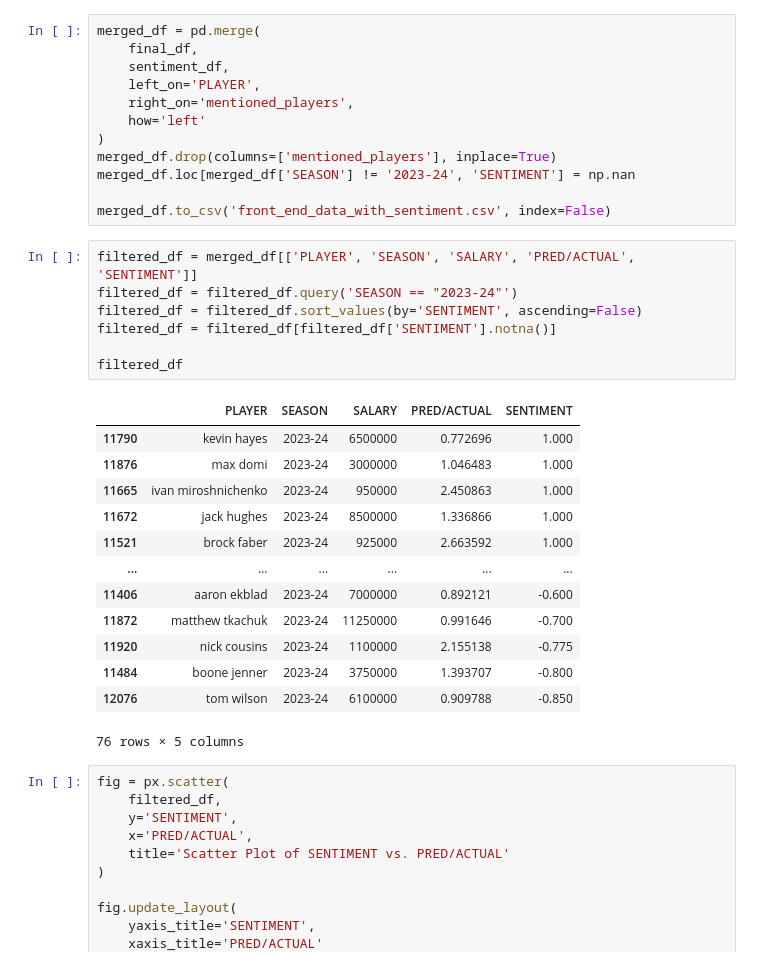
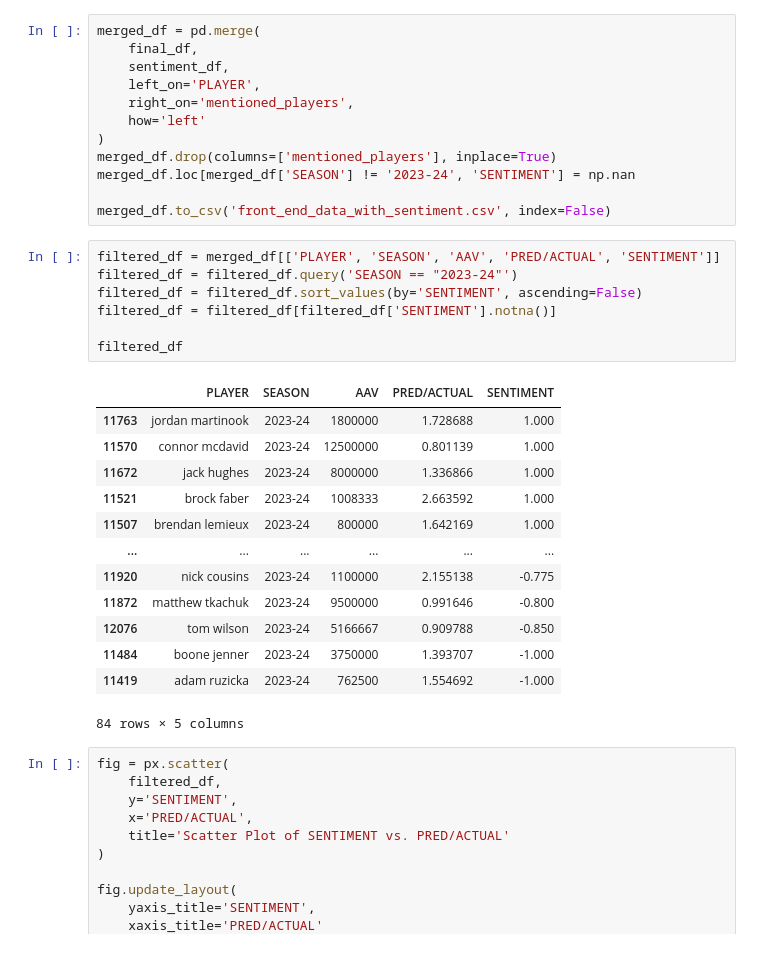
Before and after one commit to MichaelKuby/CMPT733_CapstoneProject_NHLPlayerValue, a Jupyter notebook: Player_Reputation_Analysis/Sentiment_Analysis/merge_sentiment_to_final.ipynb, the cells around one changed output. Drawn from its saved outputs; the diff is of its cells as text.

```diff
--- a/Player_Reputation_Analysis/Sentiment_Analysis/merge_sentiment_to_final.ipynb
+++ b/Player_Reputation_Analysis/Sentiment_Analysis/merge_sentiment_to_final.ipynb
@@ -58,26 +58,26 @@ merged_df.loc[merged_df['SEASON'] != '2023-24', 'SENTIMENT'] = np.nan
 
 merged_df.to_csv('front_end_data_with_sentiment.csv', index=False)
 # %%
-filtered_df = merged_df[['PLAYER', 'SEASON', 'SALARY', 'PRED/ACTUAL', 'SENTIMENT']]
+filtered_df = merged_df[['PLAYER', 'SEASON', 'AAV', 'PRED/ACTUAL', 'SENTIMENT']]
 filtered_df = filtered_df.query('SEASON == "2023-24"')
 filtered_df = filtered_df.sort_values(by='SENTIMENT', ascending=False)
 filtered_df = filtered_df[filtered_df['SENTIMENT'].notna()]
 
 filtered_df
 # %% [output]
-|  | PLAYER | SEASON | SALARY | PRED/ACTUAL | SENTIMENT |
-| 11790 | kevin hayes | 2023-24 | 6500000 | 0.772696 | 1.000 |
-| 11876 | max domi | 2023-24 | 3000000 | 1.046483 | 1.000 |
-| 11665 | ivan miroshnichenko | 2023-24 | 950000 | 2.450863 | 1.000 |
-| 11672 | jack hughes | 2023-24 | 8500000 | 1.336866 | 1.000 |
-| 11521 | brock faber | 2023-24 | 925000 | 2.663592 | 1.000 |
+|  | PLAYER | SEASON | AAV | PRED/ACTUAL | SENTIMENT |
+| 11763 | jordan martinook | 2023-24 | 1800000 | 1.728688 | 1.000 |
+| 11570 | connor mcdavid | 2023-24 | 12500000 | 0.801139 | 1.000 |
+| 11672 | jack hughes | 2023-24 | 8000000 | 1.336866 | 1.000 |
+| 11521 | brock faber | 2023-24 | 1008333 | 2.663592 | 1.000 |
+| 11507 | brendan lemieux | 2023-24 | 800000 | 1.642169 | 1.000 |
 | ... | ... | ... | ... | ... | ... |
-| 11406 | aaron ekblad | 2023-24 | 7000000 | 0.892121 | -0.600 |
-| 11872 | matthew tkachuk | 2023-24 | 11250000 | 0.991646 | -0.700 |
 | 11920 | nick cousins | 2023-24 | 1100000 | 2.155138 | -0.775 |
-| 11484 | boone jenner | 2023-24 | 3750000 | 1.393707 | -0.800 |
-| 12076 | tom wilson | 2023-24 | 6100000 | 0.909788 | -0.850 |
+| 11872 | matthew tkachuk | 2023-24 | 9500000 | 0.991646 | -0.800 |
+| 12076 | tom wilson | 2023-24 | 5166667 | 0.909788 | -0.850 |
+| 11484 | boone jenner | 2023-24 | 3750000 | 1.393707 | -1.000 |
+| 11419 | adam ruzicka | 2023-24 | 762500 | 1.554692 | -1.000 |
-76 rows × 5 columns
+84 rows × 5 columns
 # %%
 fig = px.scatter(
     filtered_df,
```
Also changed, not shown: parts of 1 cell of this notebook, 6 other files.
